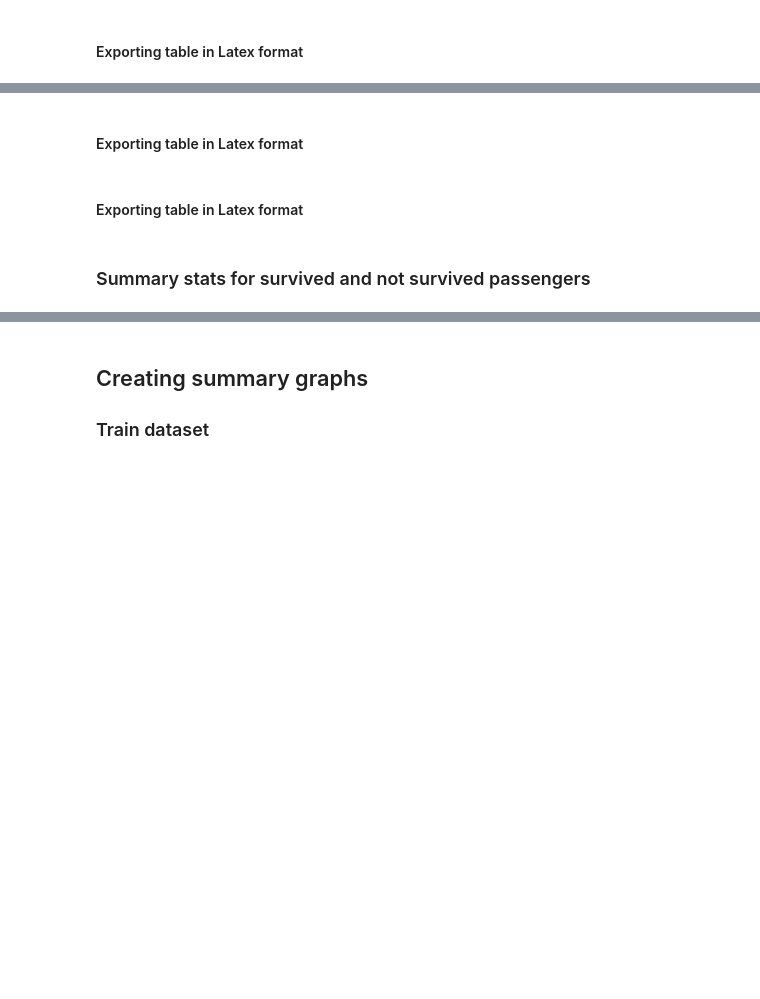
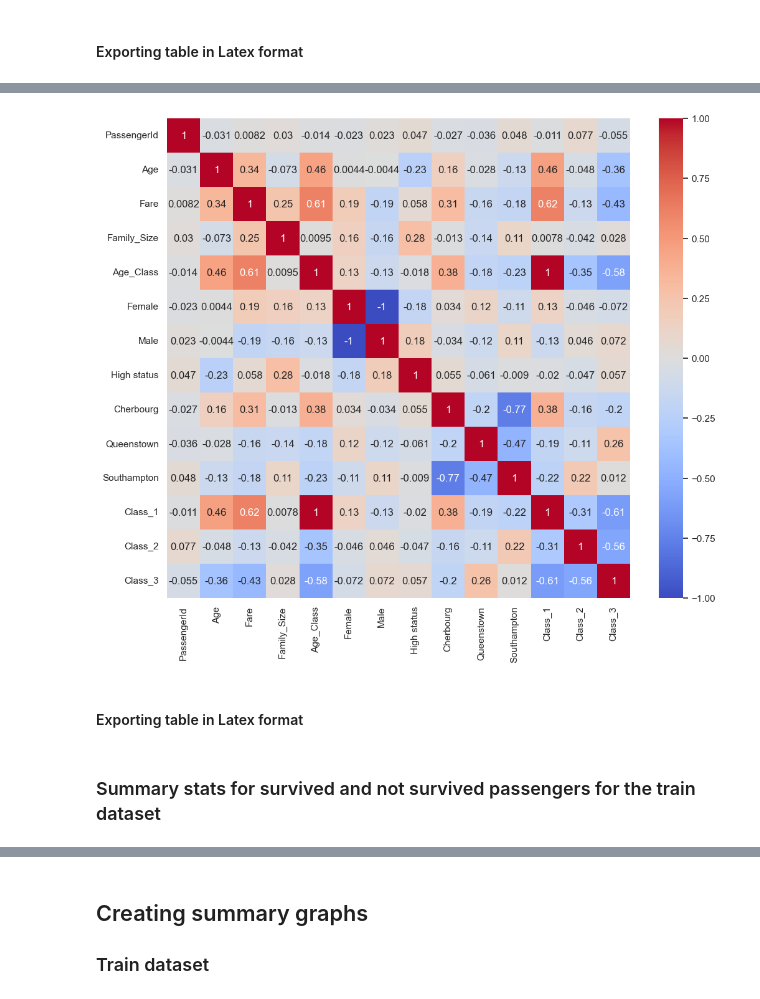
Before and after one commit to GiuliaSolinas/TitanicKaggleML, a Jupyter notebook: code/EDA_Giulia_Solinas.ipynb, the cells around one changed output, grey strips where cells are left out. Drawn from its saved outputs; the diff is of its cells as text; code cells hidden in the pictures; blank space fills up the shorter version.

```diff
--- a/code/EDA_Giulia_Solinas.ipynb
+++ b/code/EDA_Giulia_Solinas.ipynb
@@ -518,0 +547,13 @@ df_test.describe(include='all').T
+# %%
+# dataset for stats for the test sample (subset of the original test dataset)
+df_test_stats = df_test[['PassengerId', 'Age', 'Ticket', 'Fare', 'Family_Size', 'Age_Class', 'Gender_female', 'Gender_male', 'Status_high status', 'Port_C', 'Port_Q', 'Port_S', 'Class_1', 'Class_2', 'Class_3']]
+# %%
+# renaming variables for the summary stats table
+df_test_stats.rename(columns={
+    'Gender_female': 'Female',
+    'Gender_male': 'Male',
+    'Status_high status': 'High status',
+    'Port_C': 'Cherbourg',
+    'Port_Q': 'Queenstown',
+    'Port_S': 'Southampton',
+}, inplace=True)
@@ -549,3 +701,13 @@ df_test.corr()
+# %%
+# Heatmap for the correlation table for the test dataset. Save it as a figure in the outcome folder within the project folder. Scale the plot to the full width of the window.
+
+plt.figure(figsize=(12, 10))
+
+sns.heatmap(df_test_stats.corr(), annot=True, cmap='coolwarm')
+
+plt.savefig(Path(cwd.parent, 'output', 'correlation_table_test.png'))
+# %% [output]
+[figure, added]
 # %% [markdown]
 #### Exporting table in Latex format
 # %%
@@ -554,2 +715,0 @@ df_train_stats.corr().to_latex(Path(cwd.parent, 'output', 'correlation_table_tra
-# %% [markdown]
-#### Exporting table in Latex format
@@ -559,5 +716,5 @@ df_test.corr().to_latex(Path(cwd.parent, 'output', 'correlation_table_test.tex')
 # %% [markdown]
-### Summary stats for survived and not survived passengers
+### Summary stats for survived and not survived passengers for the train dataset
 # %%
 # Summary stats for survived and not survived passengers in the training dataset
 
```
Also changed, not shown: parts of 45 cells of this notebook, 8 other files.
